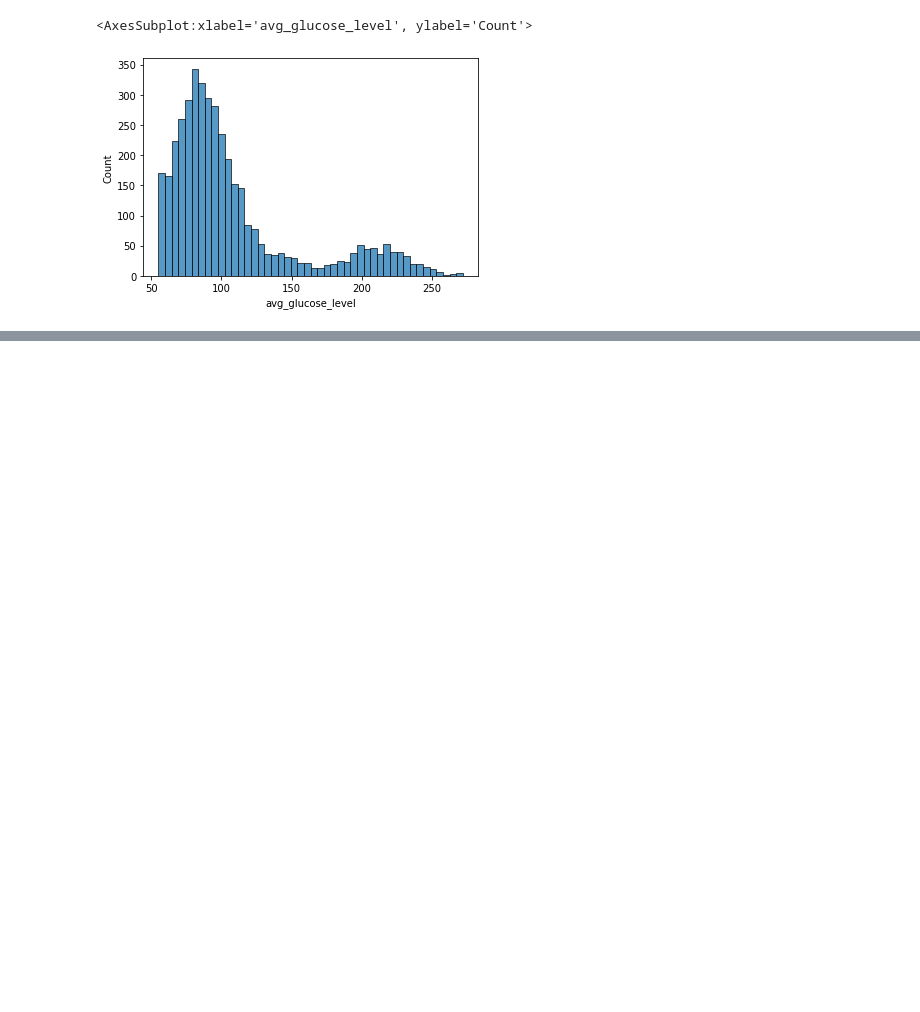
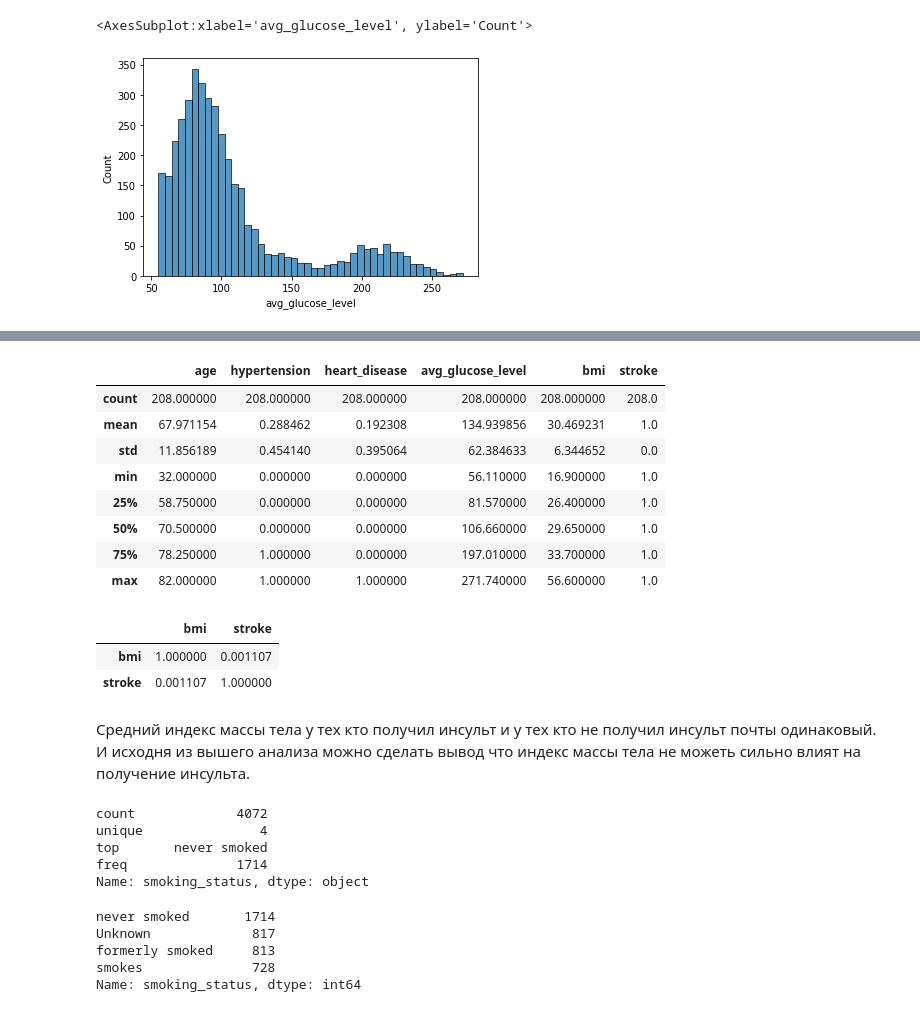
Before and after one commit to s-suhrob/stroke-prediction, a Jupyter notebook: EDA/EDA_Stroke_dataset.ipynb, the cells around one changed output, grey strips where cells are left out. Drawn from its saved outputs; the diff is of its cells as text; code cells hidden in the pictures; blank space fills up the shorter version.

```diff
--- a/EDA/EDA_Stroke_dataset.ipynb
+++ b/EDA/EDA_Stroke_dataset.ipynb
@@ -509,0 +559,12 @@ stroke_avg_glu =  stroke_dataset[stroke_dataset['stroke'] == 1]
+# %%
+stroke_bmi.describe()
+# %% [output]
+|  | age | hypertension | heart_disease | avg_glucose_level | bmi | stroke |
+| count | 208.000000 | 208.000000 | 208.000000 | 208.000000 | 208.000000 | 208.0 |
+| mean | 67.971154 | 0.288462 | 0.192308 | 134.939856 | 30.469231 | 1.0 |
+| std | 11.856189 | 0.454140 | 0.395064 | 62.384633 | 6.344652 | 0.0 |
+| min | 32.000000 | 0.000000 | 0.000000 | 56.110000 | 16.900000 | 1.0 |
+| 25% | 58.750000 | 0.000000 | 0.000000 | 81.570000 | 26.400000 | 1.0 |
+| 50% | 70.500000 | 0.000000 | 0.000000 | 106.660000 | 29.650000 | 1.0 |
+| 75% | 78.250000 | 1.000000 | 0.000000 | 197.010000 | 33.700000 | 1.0 |
+| max | 82.000000 | 1.000000 | 1.000000 | 271.740000 | 56.600000 | 1.0 |
@@ -509,0 +577,24 @@ stroke_avg_glu =  stroke_dataset[stroke_dataset['stroke'] == 1]
+# %%
+stroke_dataset[['bmi', 'stroke']].corr()
+# %% [output]
+|  | bmi | stroke |
+| bmi | 1.000000 | 0.001107 |
+| stroke | 0.001107 | 1.000000 |
+# %% [markdown]
+Средний индекс массы тела у тех кто получил инсульт и у тех кто не получил инсульт почты одинаковый. И исходня из вышего анализа можно сделать вывод что индекс массы тела не можеть сильно влият на получение инсульта.
+# %%
+stroke_dataset.smoking_status.describe()
+# %% [output]
+count             4072
+unique               4
+top       never smoked
+freq              1714
+Name: smoking_status, dtype: object
+# %%
+stroke_dataset.smoking_status.value_counts()
+# %% [output]
+never smoked       1714
+Unknown             817
+formerly smoked     813
+smokes              728
+Name: smoking_status, dtype: int64
```
Also changed, not shown: parts of 24 cells of this notebook, 2 other files.
